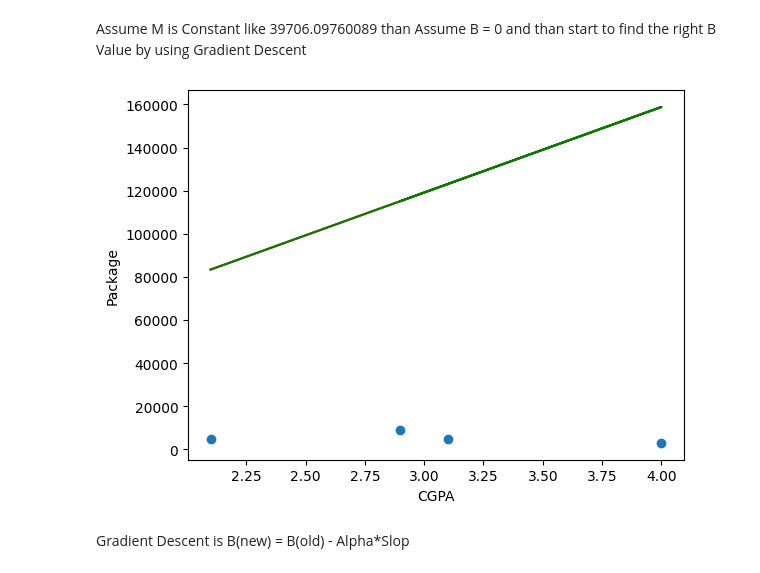
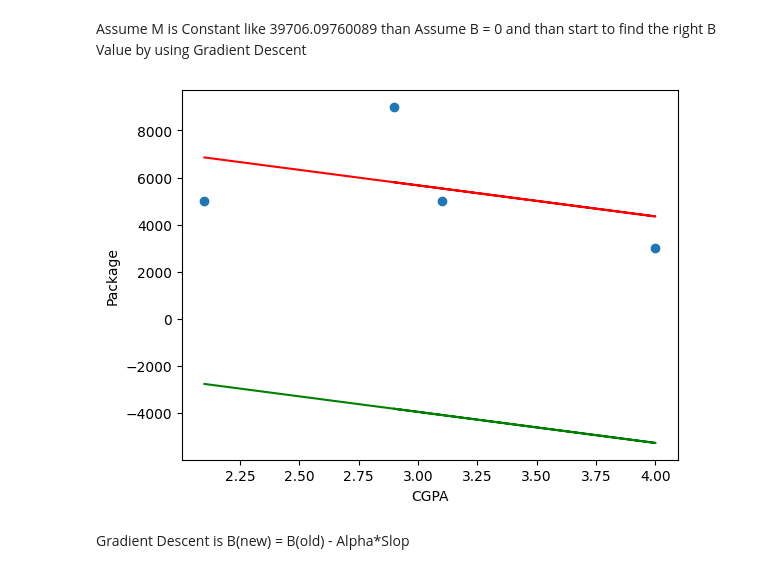
Before and after one commit to hafizzx/python-projects, a Jupyter notebook: Gradient_Descent_By_Formulas.ipynb, the cells around one changed output. Saved outputs shown, nothing was run; the diff lists cells and outputs as text; code cells hidden in the pictures.

```diff
--- a/Gradient_Descent_By_Formulas.ipynb
+++ b/Gradient_Descent_By_Formulas.ipynb
@@ -69,16 +69,16 @@ plt.show()
 # %% [markdown]
 Assume M is Constant like 39706.09760089 than Assume B = 0 and than start to find the right B Value by using Gradient Descent
 # %%
-y_pred = (39706.09760089 * X) + 0
+y_pred = (-1318.68131868 * X) + 0
 # %%
 plt.scatter(X,y)
-plt.plot(X, y_pred, color = 'red', label = 'b = 39706.09760089')
+plt.plot(X, lr.predict(X.reshape(-1,1)), color="red")
 plt.plot(X, y_pred, color = 'green', label = 'b = 0')
 plt.xlabel("CGPA")
 plt.ylabel("Package")
 plt.show()
 # %% [output]
-[figure, old version]
+[figure, new version]
 # %% [markdown]
 Gradient Descent is B(new) = B(old) - Alpha*Slop
 # %%
```
Also changed, not shown: parts of 17 cells of this notebook.
